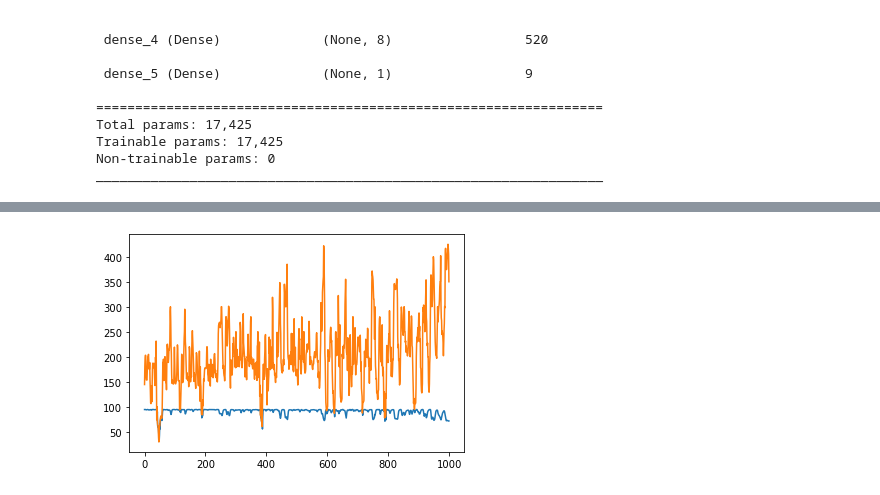
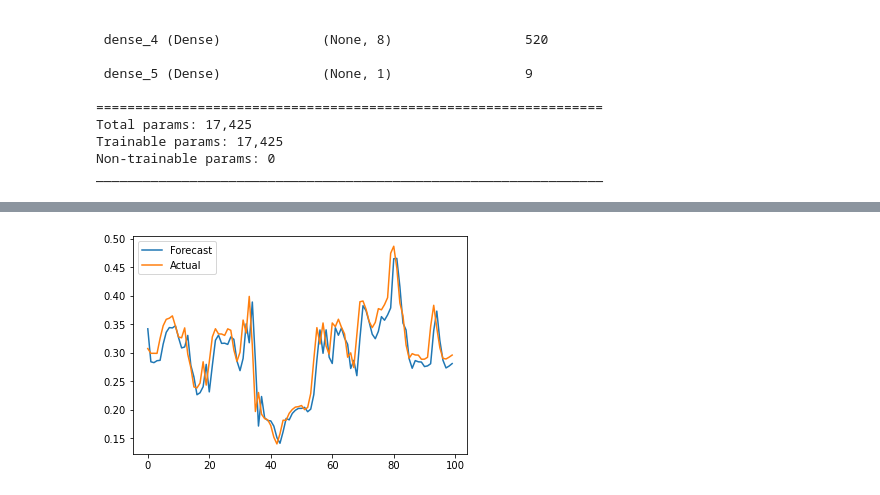
Before and after one commit to tomrigt/PPAnalytics, a Jupyter notebook: ML_epex.ipynb, the cells around one changed output, grey strips where cells are left out. Drawn from its saved outputs; the diff is of its cells as text; code cells hidden in the pictures.

```diff
--- a/ML_epex.ipynb
+++ b/ML_epex.ipynb
@@ -8,7 +9,7 @@ import seaborn as sns
 # %%
 # Read excel file in variable
 df = pd.read_excel(r'C:\Users\tom.rigter\PPAnalytics\EPEXSPOT.xlsx')
-df = df.fillna(method='ffill')
+df = df.dropna()
 df.head()
 # %% [output]
 |  | Date | Time | EPEX_SPOT_NL |
@@ -79,0 +81,11 @@ sns.boxplot(x=df.index.year, y='EPEX_SPOT_NL', data=df)
+# %%
+# normalization of data
+values = df['EPEX_SPOT_NL'].values
+values = values.reshape((-1, 1))
+
+scaler = MinMaxScaler(feature_range=(0, 1))
+scaler = scaler.fit(values)
+print('Min: %f,Max: %f' % (scaler.data_min_, scaler.data_max_))
+
+normalized = scaler.transform(values)
+df['Normalized EPEX'] = normalized
@@ -96,7 +110,7 @@ def df_to_xy(df, window_size=5):
 # %%
 # pre-process data for LSTM
 WINDOWSIZE = 5
-temp = df['EPEX_SPOT_NL']
+temp = df['Normalized EPEX']
 x, y = df_to_xy(temp, WINDOWSIZE)
 x.shape, y.shape
 # %% [output]
@@ -240,6 +205,8 @@ test_results
 # %%
-plt.plot(test_results['test predictions'][:1000])
-plt.plot(test_results['actuals'][:1000])
+# plot trained data & actuals (first 100)
+plt.plot(test_results['test predictions'][:100], label="Forecast")
+plt.plot(test_results['actuals'][:100], label="Actual")
+plt.legend()
 plt.show()
 # %% [output]
-[figure, old version]
+[figure, new version]
```
Also changed, not shown: parts of 18 cells of this notebook.
